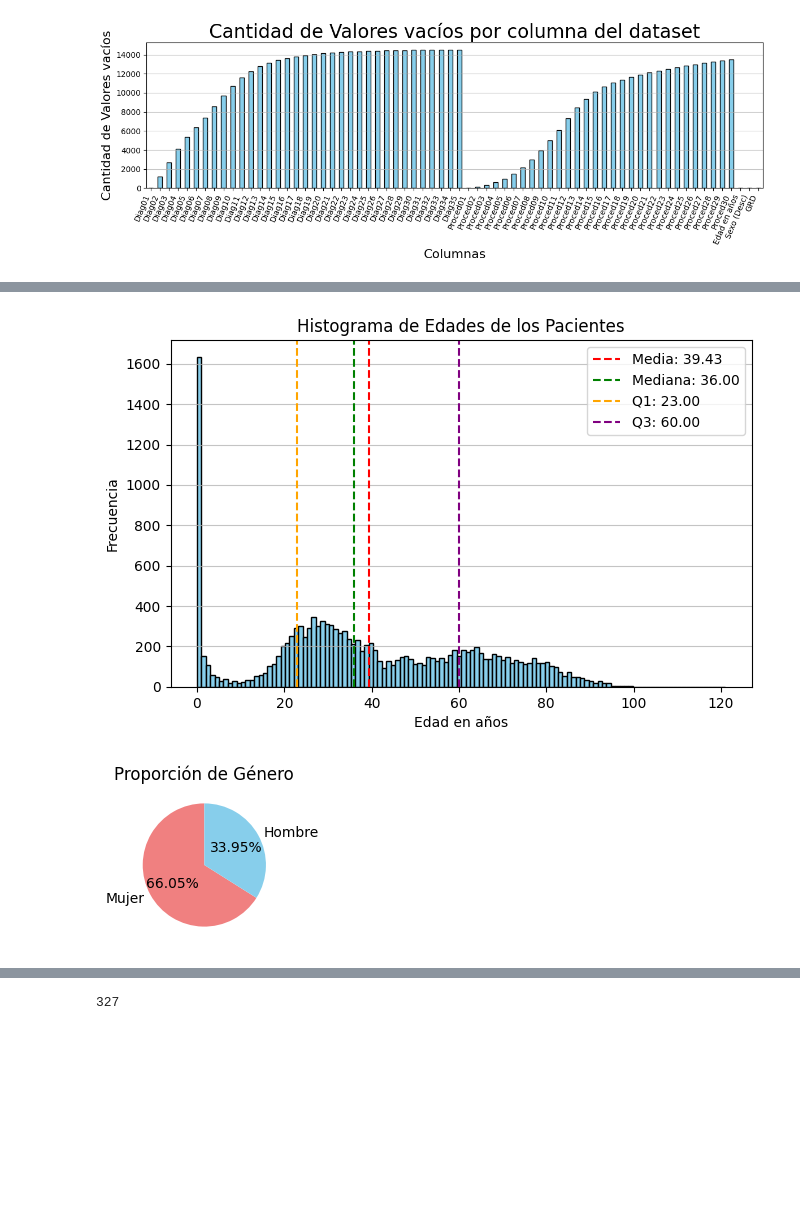
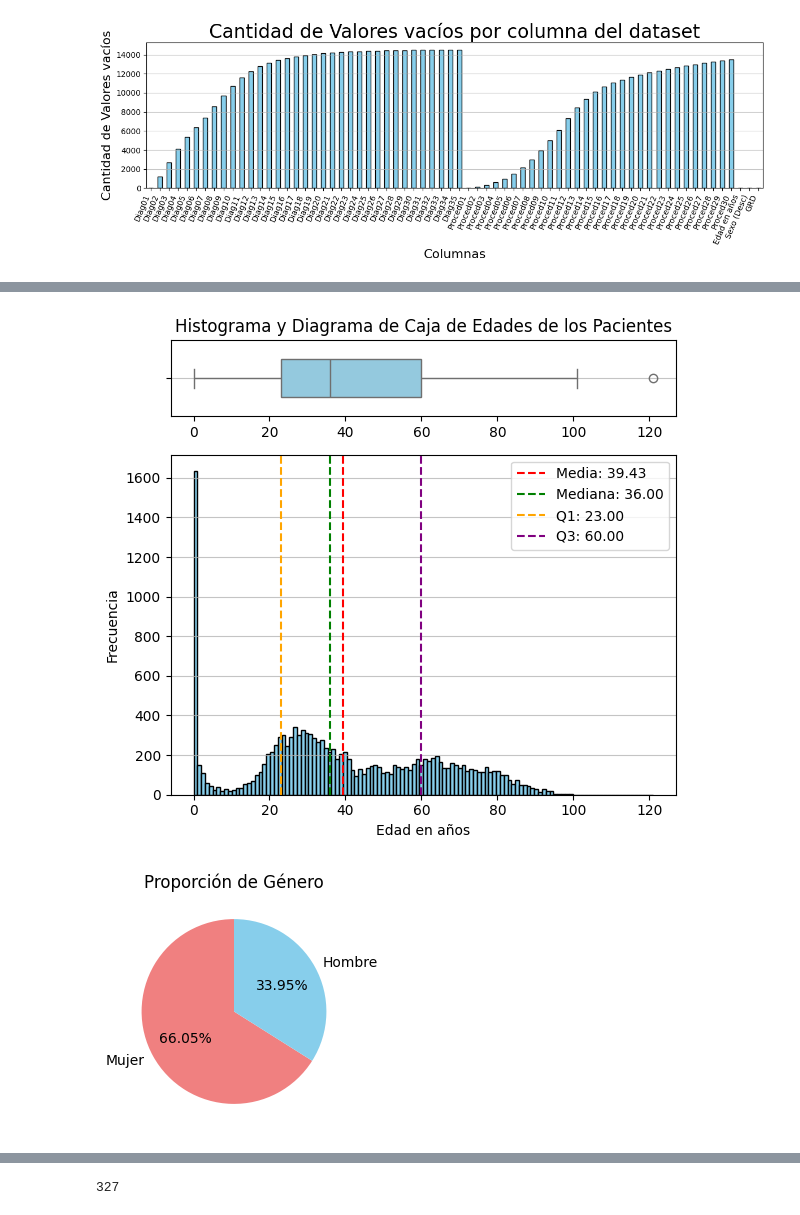
Before and after one commit to BobCortesP/ProyectoML, a Jupyter notebook: ultimoIntento.ipynb, the cells around one changed output, grey strips where cells are left out. Cells and saved outputs as stored; diff of their text form; code cells hidden in the pictures; blank space fills up the shorter version.

```diff
--- a/ultimoIntento.ipynb
+++ b/ultimoIntento.ipynb
@@ -108,38 +100,50 @@ Rango Intercuartílico (IQR): 37.0
 # %%
 # Calcular estadísticas
+q1 = df['Edad en años'].astype(int).quantile(0.25)
+q3 = df['Edad en años'].astype(int).quantile(0.75)
+iqr = q3 - q1
 media = df['Edad en años'].astype(int).mean()
 mediana = df['Edad en años'].astype(int).median()
-q1 = df['Edad en años'].astype(int).quantile(0.25)
-q3 = df['Edad en años'].astype(int).quantile(0.75)
 
-# Crear el histograma
-plt.figure(figsize=(7.5, 4.5))
-plt.hist([int(i) for i in df['Edad en años']], bins=120, color='skyblue', edgecolor='black')
-plt.axvline(media, color='red', linestyle='--', label=f'Media: {media:.2f}')
-plt.axvline(mediana, color='green', linestyle='--', label=f'Mediana: {mediana:.2f}')
-plt.axvline(q1, color='orange', linestyle='--', label=f'Q1: {q1:.2f}')
-plt.axvline(q3, color='purple', linestyle='--', label=f'Q3: {q3:.2f}')
-plt.title('Histograma de Edades de los Pacientes')
-plt.xlabel('Edad en años')
-plt.ylabel('Frecuencia')
-plt.legend()
-plt.grid(axis='y', alpha=0.75)
+# Crear una figura con subgráficos
+fig, axes = plt.subplots(2, 1, gridspec_kw={'height_ratios': [1, 4.5]}, figsize=(6, 5.5))
+
+# Diagrama de caja
+sns.boxplot(x=df['Edad en años'].astype(int), showfliers=True, color='skyblue', ax=axes[0], width=0.5)
+axes[0].set_title('Histograma y Diagrama de Caja de Edades de los Pacientes')
+axes[0].grid(axis='y', alpha=0.75)
+axes[0].set_xlabel('')
+
+# Histograma
+axes[1].hist([int(i) for i in df['Edad en años']], bins=120, color='skyblue', edgecolor='black')
+axes[1].axvline(media, color='red', linestyle='--', label=f'Media: {media:.2f}')
+axes[1].axvline(mediana, color='green', linestyle='--', label=f'Mediana: {mediana:.2f}')
+axes[1].axvline(q1, color='orange', linestyle='--', label=f'Q1: {q1:.2f}')
+axes[1].axvline(q3, color='purple', linestyle='--', label=f'Q3: {q3:.2f}')
+axes[1]
+axes[1].set_xlabel('Edad en años')
+axes[1].set_ylabel('Frecuencia')
+axes[1].legend()
+axes[1].grid(axis='y', alpha=0.75)
+
+# Ajustar el diseño
+plt.tight_layout()
 plt.show()
 # %% [output]
-[figure, old version]
+[figure, new version]
 # %%
 # Calcular la proporción de género
 proporcion_genero = df['Sexo (Desc)'].value_counts(normalize=True) * 100
 
 # Crear un gráfico de torta para la proporción de género
-plt.figure(figsize=(2,2))
+plt.figure(figsize=(3,3))
 proporcion_genero.index = ['Mujer', 'Hombre']  # Cambiar las etiquetas
 proporcion_genero.plot(kind='pie', autopct='%1.2f%%', colors=['lightcoral', 'skyblue'], startangle=90)
 plt.title('Proporción de Género')
 plt.ylabel('')  # Eliminar la etiqueta del eje Y
 plt.show()
 # %% [output]
-[figure, old version]
+[figure, new version]
 # %%
 # Contar la cantidad de instancias por clase en la columna GRD
 cantidad_por_clase = df['GRD'].value_counts()
```
Also changed, not shown: parts of 58 cells of this notebook.
